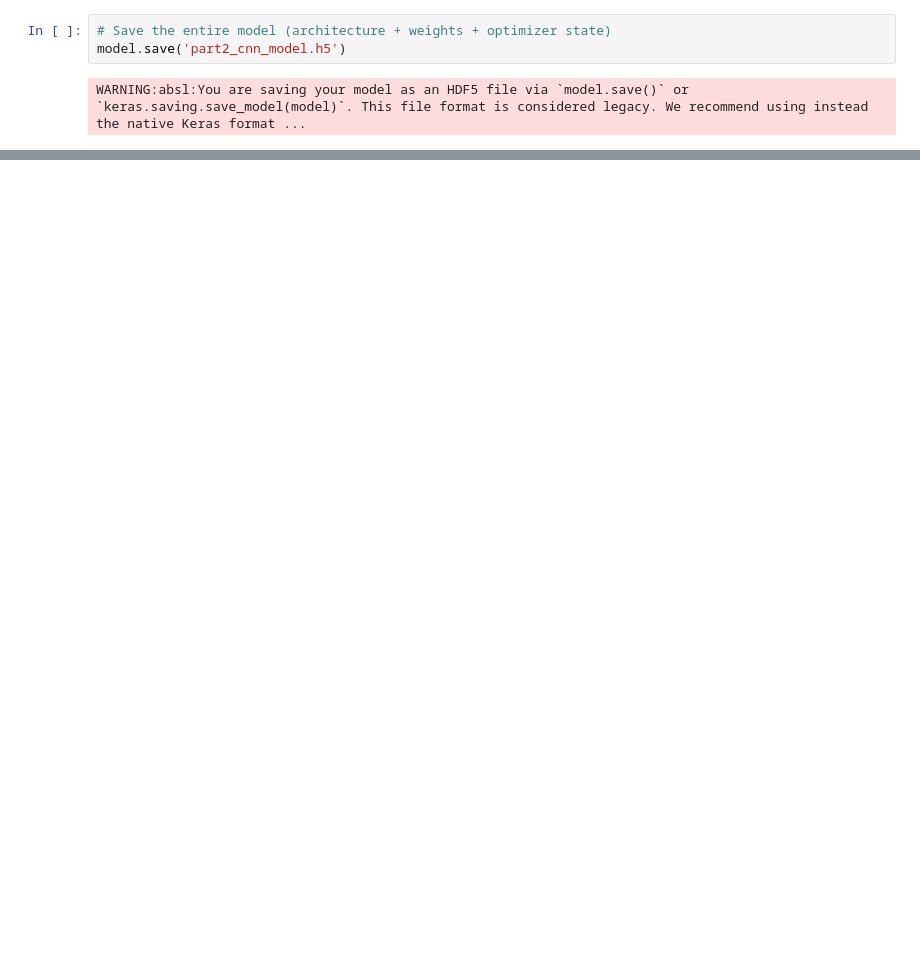
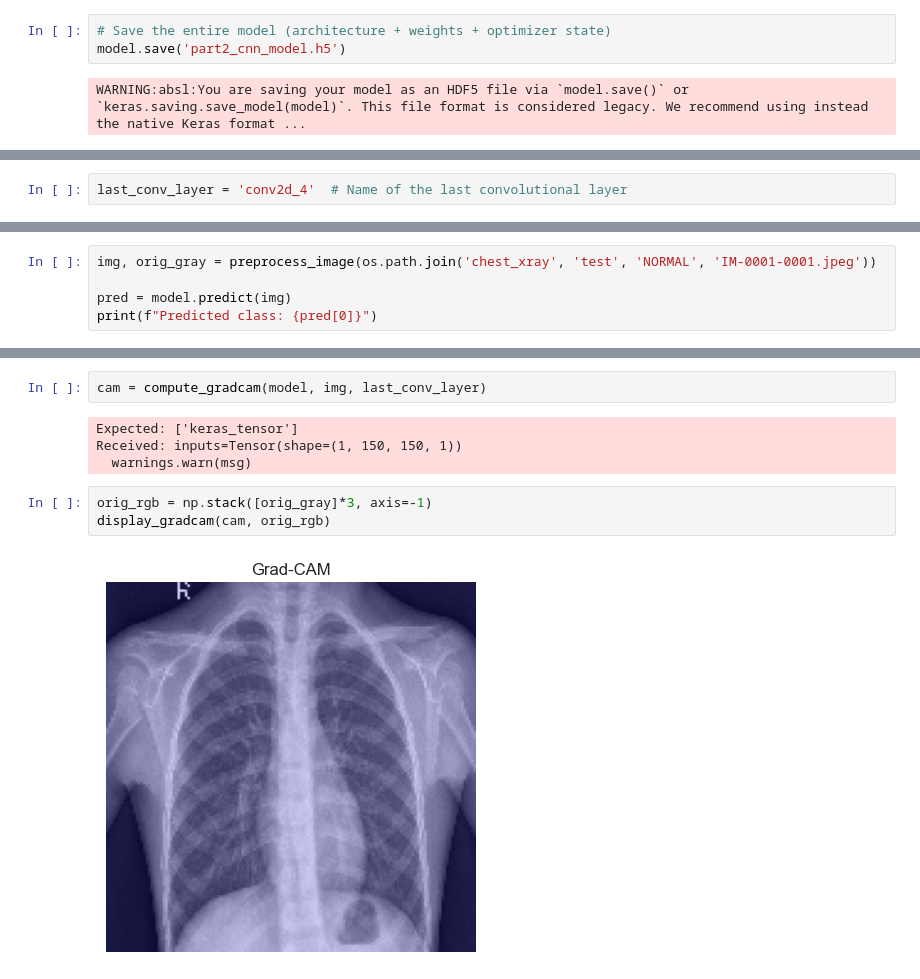
Before and after one commit to AKButani/ML4H_Project2, a Jupyter notebook: Part2.ipynb, the cells around one changed output, grey strips where cells are left out. Saved outputs shown, nothing was run; the diff lists cells and outputs as text; blank space fills up the shorter version.

```diff
--- a/Part2.ipynb
+++ b/Part2.ipynb
@@ -271,0 +300,2 @@ WARNING:absl:You are saving your model as an HDF5 file via `model.save()` or `ke
+# %%
+last_conv_layer = 'conv2d_4'  # Name of the last convolutional layer
@@ -271,0 +424,5 @@ WARNING:absl:You are saving your model as an HDF5 file via `model.save()` or `ke
+# %%
+img, orig_gray = preprocess_image(os.path.join('chest_xray', 'test', 'NORMAL', 'IM-0001-0001.jpeg'))
+
+pred = model.predict(img)
+print(f"Predicted class: {pred[0]}")
@@ -271,0 +432,11 @@ WARNING:absl:You are saving your model as an HDF5 file via `model.save()` or `ke
+# %%
+cam = compute_gradcam(model, img, last_conv_layer)
+# %% [output]
+Expected: ['keras_tensor']
+Received: inputs=Tensor(shape=(1, 150, 150, 1))
+  warnings.warn(msg)
+# %%
+orig_rgb = np.stack([orig_gray]*3, axis=-1)
+display_gradcam(cam, orig_rgb)
+# %% [output]
+[figure, added]
```
Also changed, not shown: parts of 16 cells of this notebook, 2 other files.
